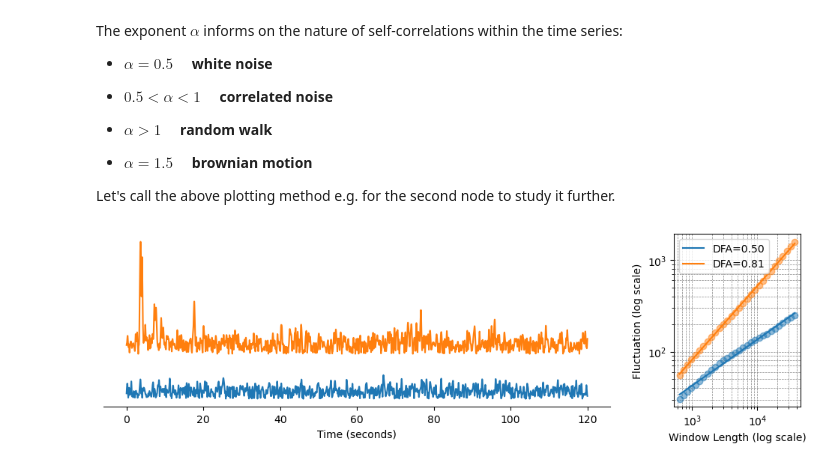
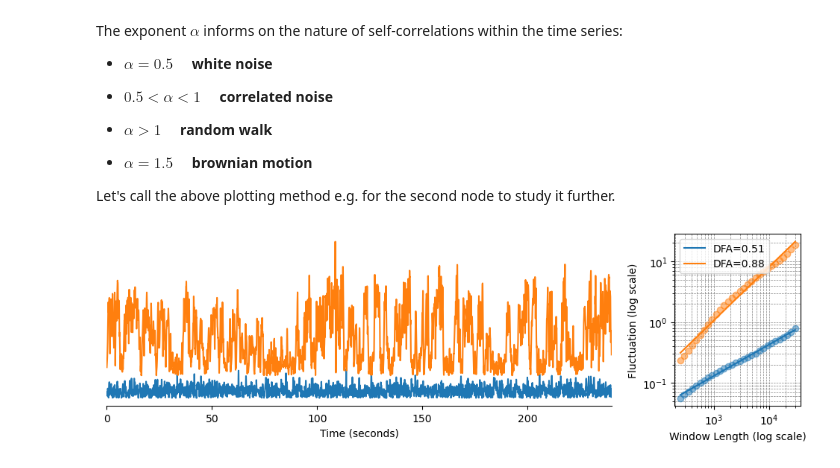
Before and after one commit to palvalab/crocopy, a Jupyter notebook: tutorials/analysis_criticality.ipynb, the cells around one changed output. Cells and saved outputs as stored; diff of their text form; code cells hidden in the pictures.

Commit message:
[fix] tutorials, especially the connectivity

```diff
--- a/tutorials/analysis_criticality.ipynb
+++ b/tutorials/analysis_criticality.ipynb
@@ -30,8 +24,16 @@ data_broadband, data_labels, data_info = load_example_data(max_time=300)
+# %%
+data_path_ec = os.path.join('..', 'data', 'tutorial_data', 'sub-032311', 'sub-032311_EC.set')
+data_obj_ec = mne.io.read_raw_eeglab(data_path_ec, preload=True, verbose=False)
+
+data_obj_ec.set_eeg_reference(projection=True, verbose=False).apply_proj(verbose=False)
+data_obj_ec_csd = mne.preprocessing.compute_current_source_density(data_obj_ec, verbose=False)
+
+data_broadband = data_obj_ec_csd.get_data()
 # %%
-data_filt = crosspy.preprocessing.signal.filter_data(data_broadband, sfreq=data_info['sfreq'], frequency=7.8, omega=5.0, n_jobs='cuda')
+data_filt = crosspy.preprocessing.signal.filter_data(data_broadband, sfreq=data_obj_ec.info['sfreq'], frequency=10.0, omega=5.0, n_jobs='cuda')
 data_envelope = np.abs(data_filt)
 # %%
-samples_per_cycle = data_info['sfreq']/7.8
+samples_per_cycle = data_obj_ec.info['sfreq']/10.0
 
 window_lengths = np.geomspace(int(10*samples_per_cycle), data_envelope.shape[-1]//4, 30)
 dfa_res = crosspy.observables.criticality.lrtc.compute_dfa(data_envelope, window_lengths, method='fft')
@@ -40,7 +42,7 @@ We can now utilize the fluctuation function <span style="color:#85C1E9">fluct</s
 
 We plot fluctuation function <span style="color:#85C1E9">fluct</span> as a function of our earlier generated <span style="color:#85C1E9">window_lengths</span> and set logarithmic axes. Additionally we add a trendline to the plot.
 # %%
-def plot_DFA_fluctuation(window_lengths, fluct, nodes_list=list(), ax=None):
+def plot_DFA_fluctuation(window_lengths, fluct, nodes_list=list(), ax=None, r_squared=None):
     #selecting the row corresponding to the node_number of interest
     if ax is None:
         fig, ax = plt.subplots(figsize=(5,4))
@@ -50,7 +52,6 @@ def plot_DFA_fluctuation(window_lengths, fluct, nodes_list=list(), ax=None):
 
         ax.plot(window_lengths, fluct[node_number], marker='o', linestyle='', color=f'C{idx}', alpha=0.5)
 
-
         #linear regression of logarithmic values
         log_window_lengths = np.log10(window_lengths) #log10 of window_lengths
         log_selected_fluct = np.log10(fluct[node_number]) #log10 of fluctuation value of node of interest
@@ -59,7 +60,13 @@ def plot_DFA_fluctuation(window_lengths, fluct, nodes_list=list(), ax=None):
         #calculating trendline and plotting it
         trendline_x = np.linspace(min(log_window_lengths), max(log_window_lengths), 100)
         trendline_y = slope * trendline_x + intercept
-        ax.plot(10**trendline_x, 10**trendline_y, color=f'C{idx}', label=f'DFA={slope:.2f}') #converting from logarithmic scale to original scale and plotting
+
+        label = f'DFA={slope:.2f}'
+
+        if not(r_squared is None):
+            label += f', RS={r_squared[idx]:.2f}'
+
+        ax.plot(10**trendline_x, 10**trendline_y, color=f'C{idx}', label=label) #converting from logarithmic scale to original scale and plotting
 
     ax.set_xscale('log')
     ax.set_yscale('log')
@@ -87,19 +94,21 @@ The exponent $\alpha$ informs on the nature of self-correlations within the time
 
 Let's call the above plotting method e.g. for the second node to study it further.
 # %%
-nodes_to_plot = np.abs((dfa_res.dfa_values[None] - np.array([0.5, 0.8])[:, None])).argmin(axis=-1)
-vis_ts = np.arange(60000)/data_info['sfreq']
+nodes_to_plot = np.abs((dfa_res.dfa_values[None] - np.array([0.5, 0.9])[:, None])).argmin(axis=-1)
+vis_ts = np.arange(60000)/data_obj_ec.info['sfreq']
 
 fig, axes = plt.subplots(figsize=(12,3), ncols=2,  gridspec_kw={'width_ratios': [4, 1]})
 
-axes[0].plot(vis_ts, data_envelope[nodes_to_plot, :60000].T.get() + np.arange(2)[None]*5)
+axes[0].plot(vis_ts, data_envelope[nodes_to_plot, :60000].T.get() + np.arange(2)[None]/90)
 
 plot_DFA_fluctuation(window_lengths, dfa_res.fluctuation, nodes_to_plot, ax=axes[1])
 
 axes[0].set_xlabel('Time (seconds)')
 axes[0].set_yticks([])
 
+axes[0].set_xlim([0, 240])
+
 for sp_name in ['top', 'left', 'right']:
     axes[0].spines[sp_name].set_visible(False)
 # %% [output]
-[figure, old version]
+[figure, new version]
```
Also changed, not shown: parts of 7 cells of this notebook, 2 other files.
